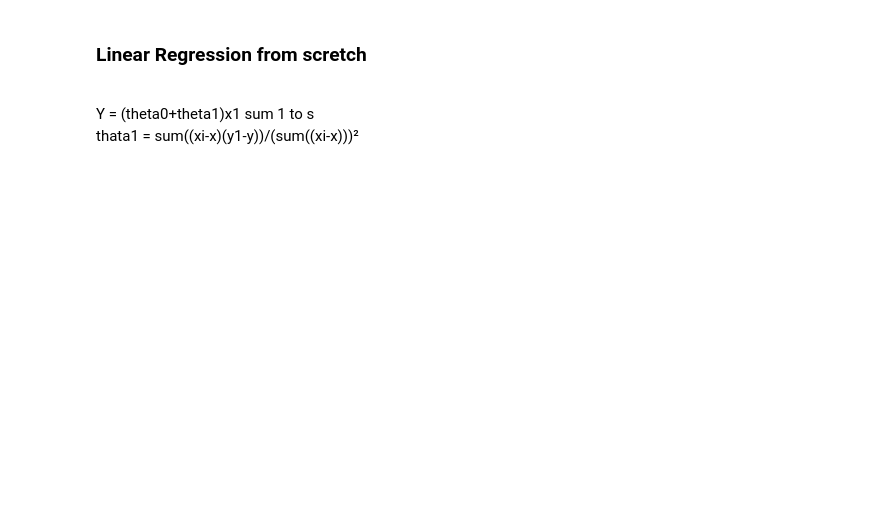
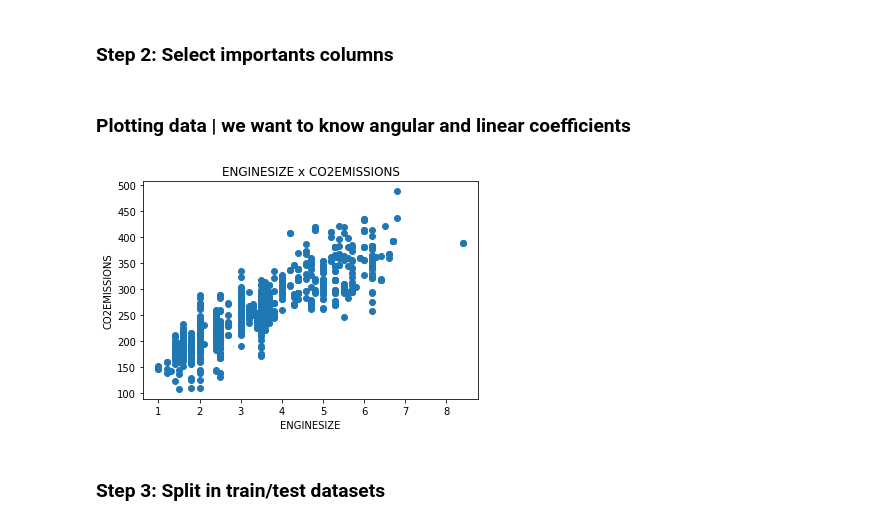
Before and after one commit to cassianodess/Machine-Learning, a Jupyter notebook: regression/main.ipynb, the cells around one changed output. Cells and saved outputs as stored; diff of their text form; code cells hidden in the pictures; blank space fills up the shorter version.

```diff
--- a/regression/main.ipynb
+++ b/regression/main.ipynb
@@ -45,7 +46,19 @@ plt.show()
-# %% [markdown]
-### Linear Regression from scretch
-<br>
-Y = (theta0+theta1)x1
-sum 1 to s
-<br>
-thata1 = sum((xi-x)(y1-y))/(sum((xi-x)))²
+# %% [markdown]
+### Step 2: Select importants columns
+# %%
+new_df = df[["ENGINESIZE", "CYLINDERS", "CO2EMISSIONS"]]
+x = new_df["ENGINESIZE"]
+y = new_df["CO2EMISSIONS"]
+# %% [markdown]
+### Plotting data | we want to know angular and linear coefficients
+# %%
+fig, ax = plt.subplots()
+ax.scatter(x, y)
+ax.set_title(f'{x.name} x {y.name}')
+ax.set_xlabel(x.name)
+ax.set_ylabel(y.name)
+plt.show()
+# %% [output]
+[figure, added]
+# %% [markdown]
+### Step 3: Split in train/test datasets
```
Also changed, not shown: parts of 24 cells of this notebook, 1 other file.
